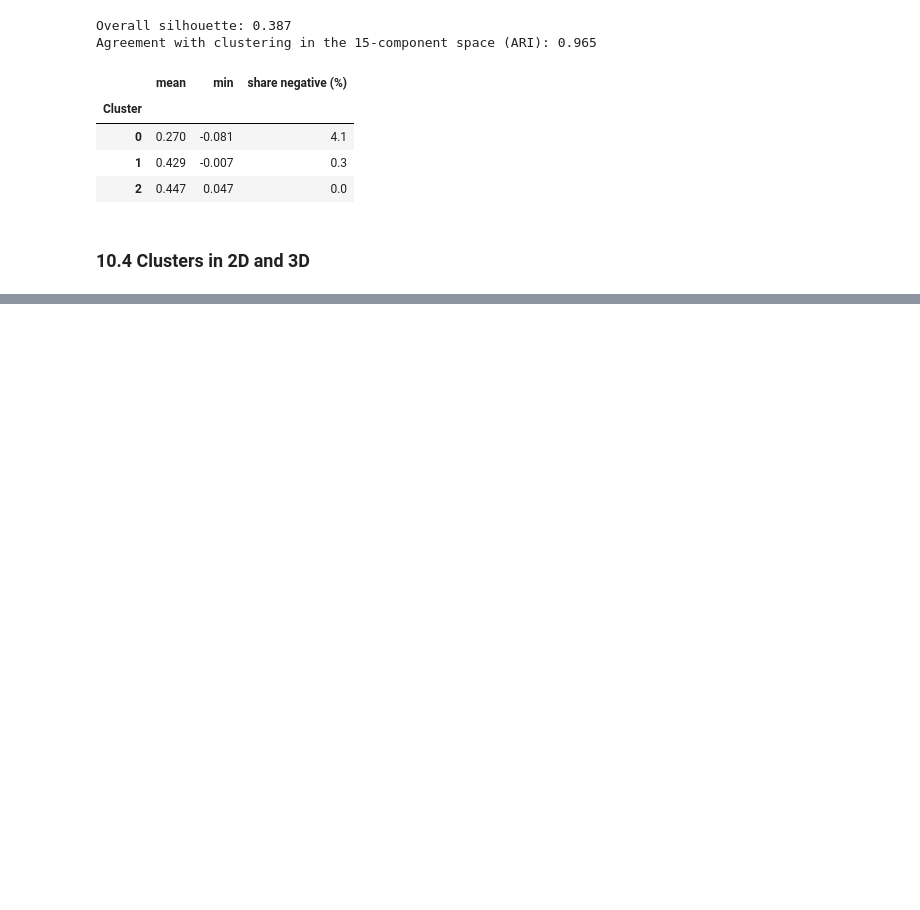
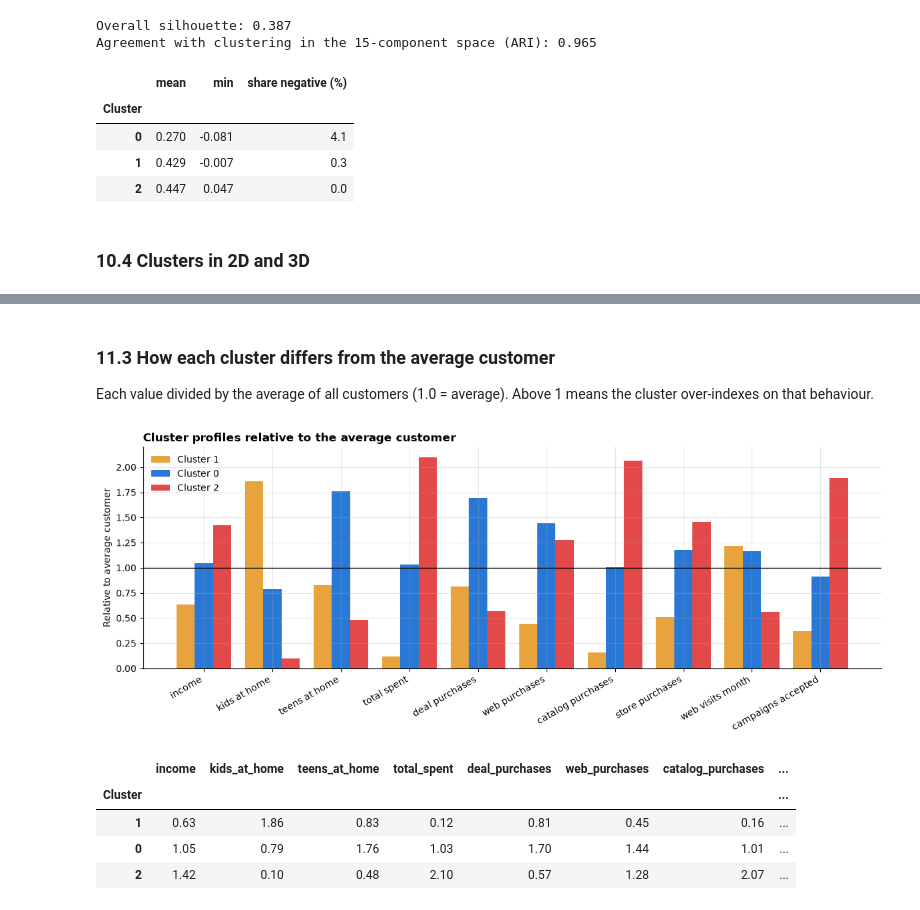
Before and after one commit to nadiagul01/customer-segmentation, a Jupyter notebook: notebooks/customer_segmentation.ipynb, the cells around one changed output, grey strips where cells are left out. Cells and saved outputs as stored; diff of their text form; code cells hidden in the pictures; blank space fills up the shorter version.

Commit message:
feat: add centroid translation, cluster profiles and persona matrix

```diff
--- a/notebooks/customer_segmentation.ipynb
+++ b/notebooks/customer_segmentation.ipynb
@@ -879,0 +961,42 @@ plt.show()
+# %% [markdown]
+### 11.3 How each cluster differs from the average customer
+
+Each value divided by the average of all customers (1.0 = average). Above 1 means the cluster
+over-indexes on that behaviour.
+# %%
+index_cols = ["income", "kids_at_home", "teens_at_home", "total_spent", "deal_purchases",
+              "web_purchases", "catalog_purchases", "store_purchases", "web_visits_month",
+              "campaigns_accepted"]
+overall = pd.Series({
+    "income": df["Income"].mean(), "kids_at_home": df["Kidhome"].mean(),
+    "teens_at_home": df["Teenhome"].mean(), "total_spent": df["Total_Spent"].mean(),
+    "deal_purchases": df["NumDealsPurchases"].mean(), "web_purchases": df["NumWebPurchases"].mean(),
+    "catalog_purchases": df["NumCatalogPurchases"].mean(),
+    "store_purchases": df["NumStorePurchases"].mean(),
+    "web_visits_month": df["NumWebVisitsMonth"].mean(),
+    "campaigns_accepted": df["Campaigns_Accepted"].mean(),
+})
+relative = profile[index_cols] / overall
+
+fig, ax = plt.subplots(figsize=(12, 4.8))
+width = 0.8 / len(relative)
+x = np.arange(len(index_cols))
+for i, (cluster, row) in enumerate(relative.iterrows()):
+    ax.bar(x + i * width - 0.4 + width / 2, row.values, width=width,
+           color=CLUSTER_COLORS[cluster], label=f"Cluster {cluster}")
+ax.axhline(1, color="black", linewidth=1)
+ax.set_xticks(x, [c.replace("_", " ") for c in index_cols], rotation=30, ha="right")
+ax.set_ylabel("Relative to average customer")
+ax.set_title("Cluster profiles relative to the average customer", loc="left", fontweight="bold")
+ax.legend(frameon=False)
+fig.tight_layout()
+fig.savefig(FIG_DIR / "08_cluster_profiles.png", dpi=150)
+plt.show()
+relative.round(2)
+# %% [output]
+[figure, added]
+|  | income | kids_at_home | teens_at_home | total_spent | deal_purchases | web_purchases | catalog_purchases | ... |
+| Cluster |  |  |  |  |  |  |  | ... |
+| 1 | 0.63 | 1.86 | 0.83 | 0.12 | 0.81 | 0.45 | 0.16 | ... |
+| 0 | 1.05 | 0.79 | 1.76 | 1.03 | 1.70 | 1.44 | 1.01 | ... |
+| 2 | 1.42 | 0.10 | 0.48 | 2.10 | 0.57 | 1.28 | 2.07 | ... |
```
Also changed, not shown: parts of 11 cells of this notebook.
